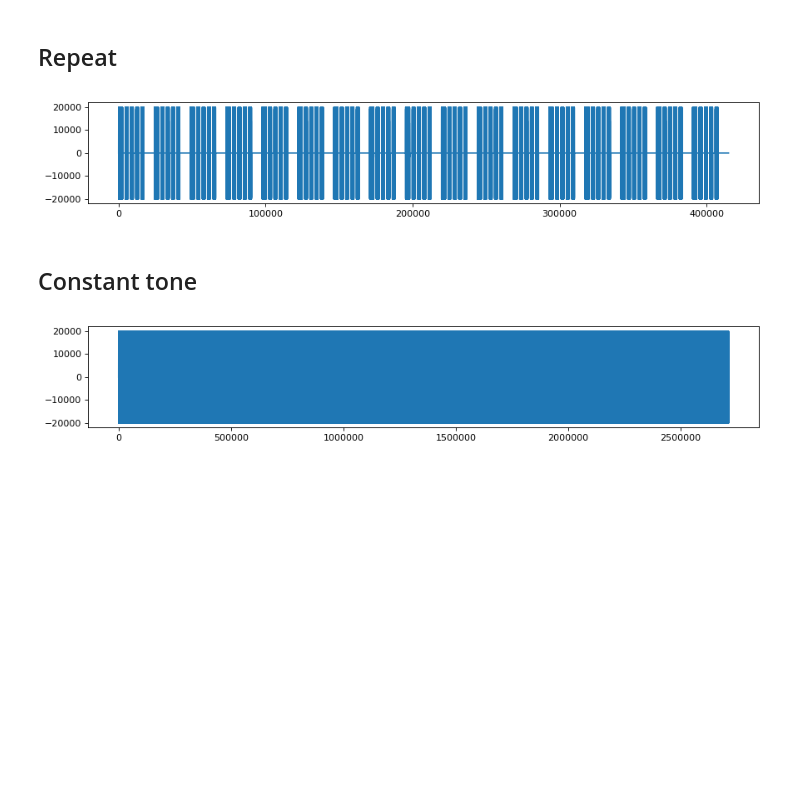
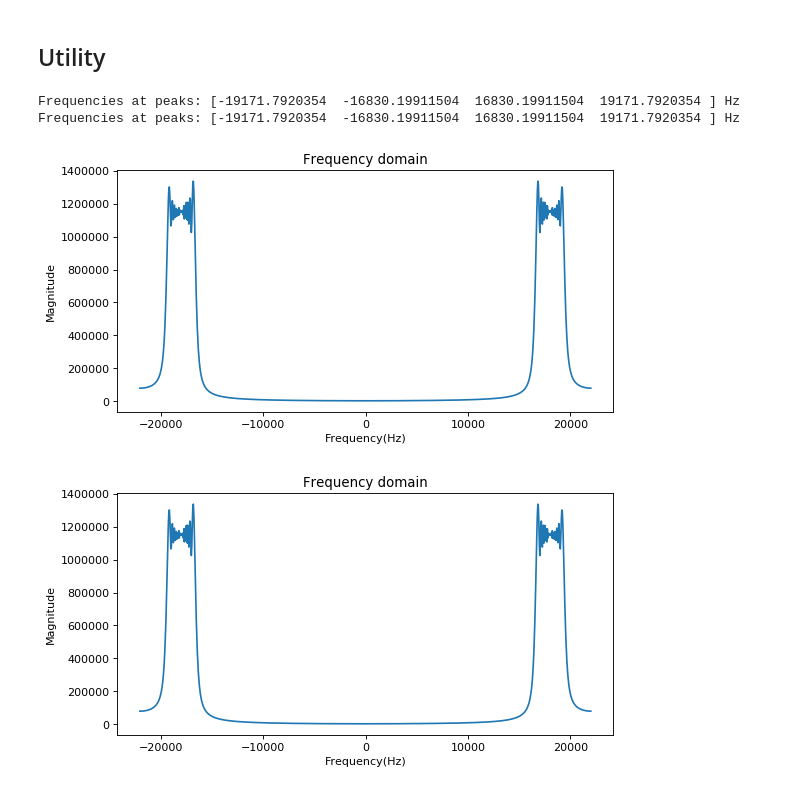
Before and after one commit to araobp/ultrasonic-communication, a Jupyter notebook: generator/ChirpFrameGenerator.ipynb, the cells around one changed output. Cells and saved outputs as stored; diff of their text form; code cells hidden in the pictures; blank space fills up the shorter version.

Commit message:
ChirpFrameGeneratorOnIQmodulation

```diff
--- a/generator/ChirpFrameGenerator.ipynb
+++ b/generator/ChirpFrameGenerator.ipynb
@@ -35 +25,4 @@ F2 = 19000
+# %%
+F0 = -BW/2
+F1 = +BW/2
 # %% [markdown]
@@ -241,26 +30,42 @@ write(WAV_FILE, SAMPLING_RATE, tone)
+# %%
+# Real version of chirp tone generator
+def chirp_iq(f0=F0, f1=F1, fc=CARRIER, amp=AMPLITUDE, updown="up", T=TIME_FRAME, phase=-pi/2.0):
+    t = linspace(0, T, int(T * SAMPLING_RATE))
+    k = float(f1 - f0)/float(T)
+    if (updown == "up"):
+        fb = f0 + k * t / 2.0
+    elif (updown == "down"):
+        fb = f1 - k * t / 2.0
+    arg = (2.0 * pi * (fc + fb) * t) + phase
+    return cos(arg) * amp
 # %% [markdown]
-## Repeat
+## Utility
-# %%
-tone = frame([0,1,0,1,0,1,0,1])
-for i in range(16):
-    tone = append(tone, frame([0,1,0,1,0,1,0,1]))
-
-plt.figure(figsize=(13, 2), dpi=80)
-plt.plot(tone)
-WAV_FILE = 'ChirpFrameRepeat.wav'
-write(WAV_FILE, SAMPLING_RATE, tone)
-# %% [output]
-[figure, removed]
-# %% [markdown]
-## Constant tone
-# %%
-tone = TQ_HIGH;
-for i in range(3000):  # approx. 1 min length
-    tone = append(tone, TQ_HIGH)
-
-plt.figure(figsize=(13, 2), dpi=80)
-plt.plot(tone)
-WAV_FILE = 'ChirpFrameConstant.wav'
-write(WAV_FILE, SAMPLING_RATE, tone)
-# %% [output]
-[figure, removed]
+# %%
+# Plot FFT frequency domain
+def plot_fft(wave, thres=0.95, logscale=False):
+    plt.figure(figsize=(8, 4), dpi=80)
+    y = fftshift(fft(wave))
+    freq = fftshift(fftfreq(len(y), 1/SAMPLING_RATE))
+
+    a = abs(y)
+    if logscale:
+        plt.plot(freq, 10 * log10(a))
+        plt.ylabel("Magnitude(dB)")
+    else:
+        plt.plot(freq, a)
+        plt.ylabel("Magnitude")
+    plt.xlabel("Frequency(Hz)")
+    plt.title("Frequency domain")
+
+    freq = fftshift(fftfreq(len(y), 1/SAMPLING_RATE))
+    print("Frequencies at peaks: {} Hz".format(freq[peakutils.indexes(a, thres=thres)]))
+# %%
+UP = chirp_iq()
+DOWN = chirp_iq(updown='down')
+plot_fft(UP)
+plot_fft(DOWN)
+# %% [output]
+Frequencies at peaks: [-19171.7920354  -16830.19911504  16830.19911504  19171.7920354 ] Hz
+Frequencies at peaks: [-19171.7920354  -16830.19911504  16830.19911504  19171.7920354 ] Hz
+[figure, added]
+[figure, added]
```
Also changed, not shown: parts of 17 cells of this notebook, 1 other file.
